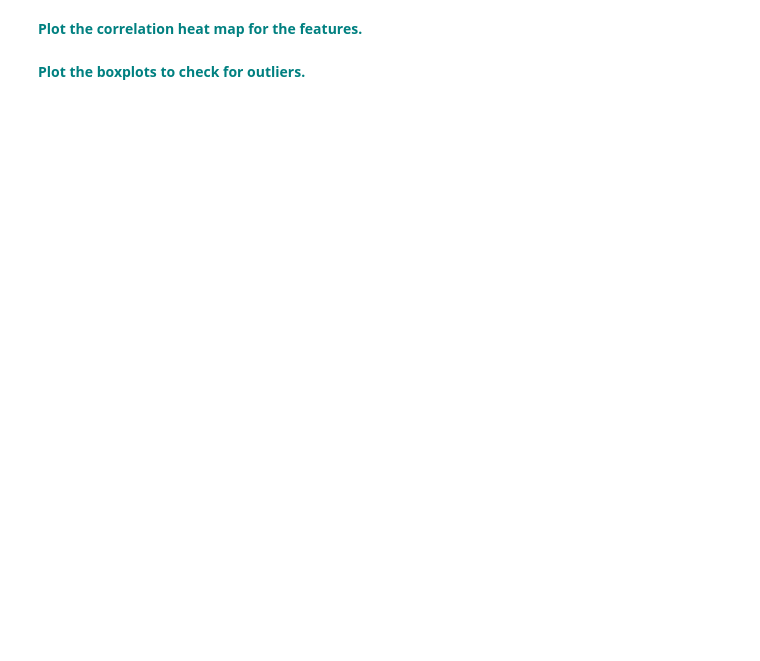
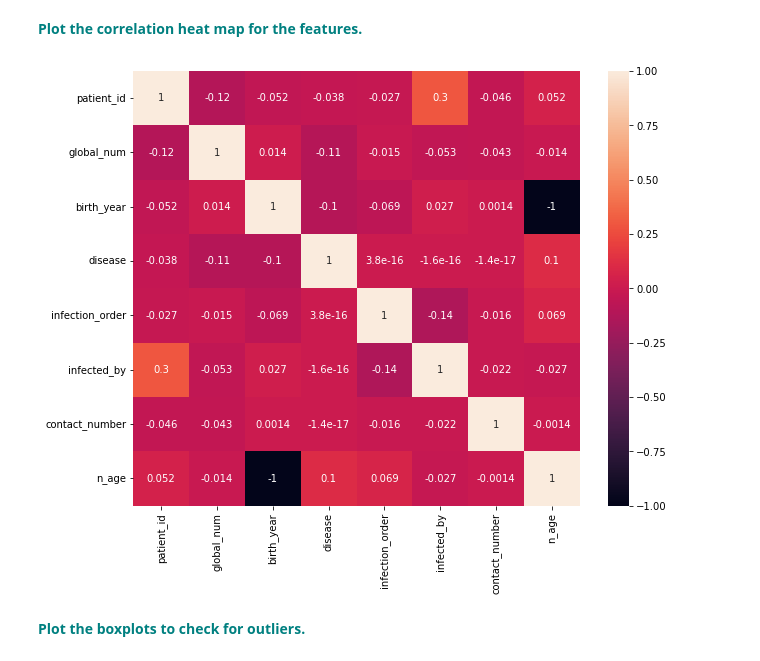
Before and after one commit to kstoudt/Springboard, a Jupyter notebook: 14. Supervised Learning/14.4 Random Forest Covid Case Study/RandomForest_casestudy_covid19.ipynb, the cells around one changed output. Saved outputs shown, nothing was run; the diff lists cells and outputs as text; code cells hidden in the pictures; blank space fills up the shorter version.

```diff
--- a/14. Supervised Learning/14.4 Random Forest Covid Case Study/RandomForest_casestudy_covid19.ipynb
+++ b/14. Supervised Learning/14.4 Random Forest Covid Case Study/RandomForest_casestudy_covid19.ipynb
@@ -338,4 +357,10 @@ vn
 # %% [markdown]
 **<font color='teal'> Plot the correlation heat map for the features.</font>**
+# %%
+df_corr = df.corr()
+plt.subplots(figsize=(10,8))
+sns.heatmap(df_corr, annot=True);
+# %% [output]
+[figure, added]
 # %% [markdown]
 **<font color='teal'> Plot the boxplots to check for outliers. </font>**
```
Also changed, not shown: parts of 17 cells of this notebook, 1 other file.
